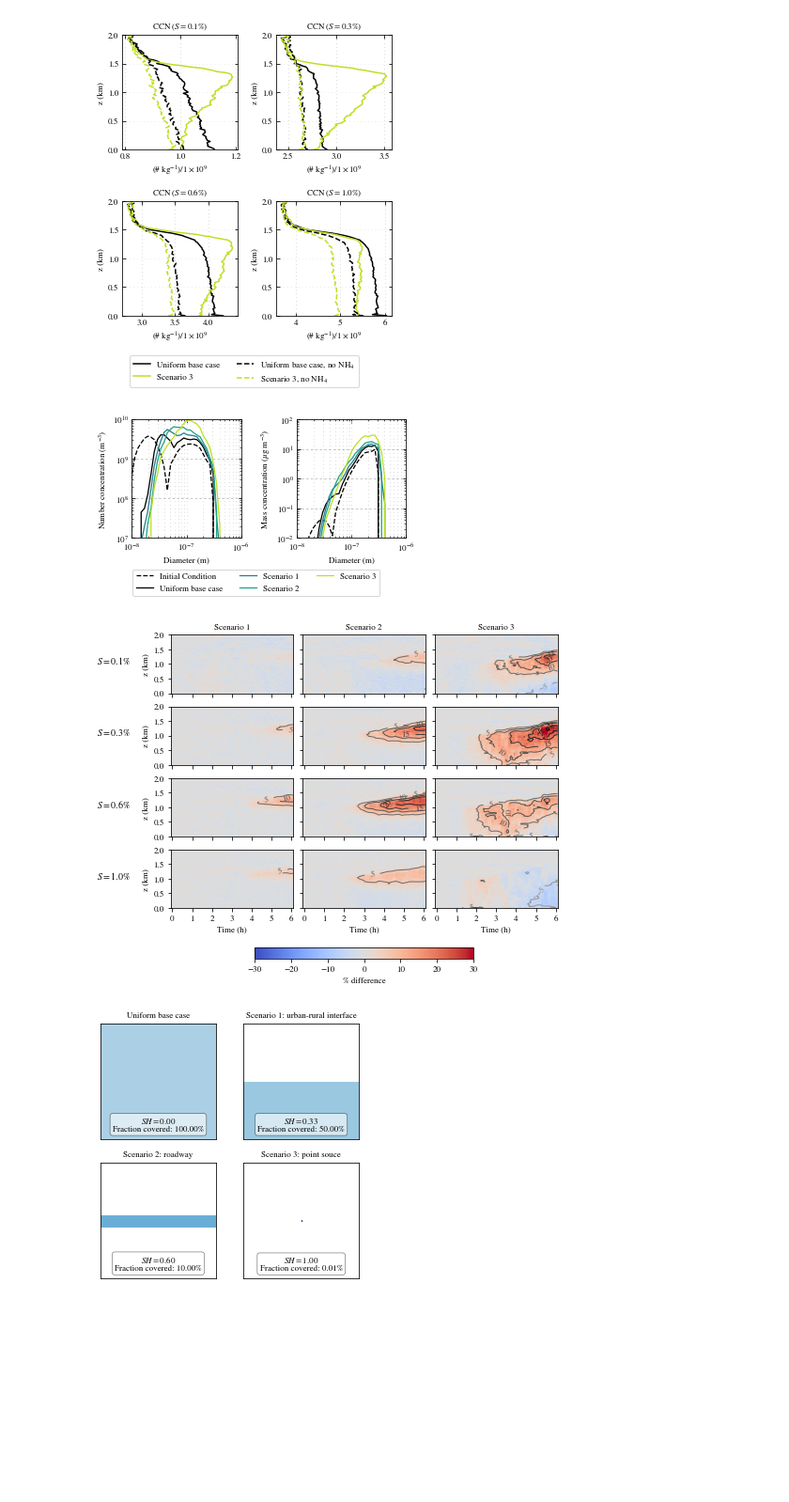
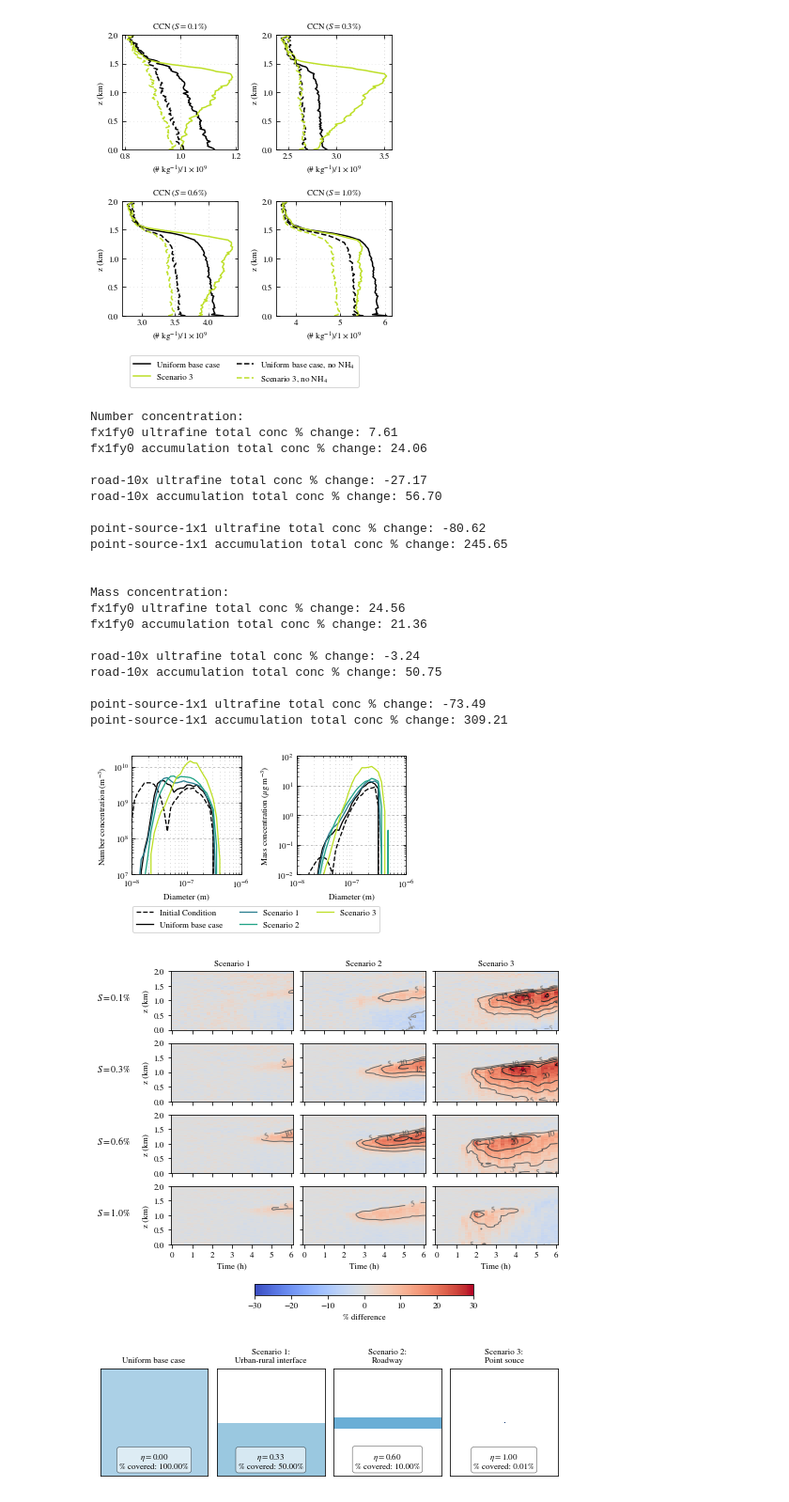
Before and after one commit to samfrederick/WRF-PartMC-LES, a Jupyter notebook: analysis/10km-analysis/paper-figures.ipynb, the cells around one changed output. Shown at 94% size. Cells and saved outputs as stored; diff of their text form; code cells hidden in the pictures; blank space fills up the shorter version.

```diff
--- a/analysis/10km-analysis/paper-figures.ipynb
+++ b/analysis/10km-analysis/paper-figures.ipynb
@@ -38,0 +200,14 @@ plotScenariosVarsVerticalProfile(scenarios=['uniform-basecase', 'fx1fy0', 'road-
+# %%
+t = 36
+z = 45
+
+
+#fig, axs = plt.subplots(4, 3, figsize=(6, 7), sharex=True, sharey=True)
+#plt.subplots_adjust(wspace=0.1)
+scenario_general_labels = Archive.getScenarioGeneralLabels()
+for j, scenario in enumerate(list(Archive.getScenarioSH().keys())):
+
+    scenario_data = Archive.aero_data[scenario]
+    for i, variable in enumerate(['nh3', 'hno3', 'oh']):
+    #for i, variable in enumerate(['pmc_NH4', 'pmc_NO3', 'pmc_SO4']):
+        variable_data = scenario_data[variable][t, z, :, :]
@@ -38,0 +344,25 @@ plotScenariosVarsVerticalProfile(scenarios=['uniform-basecase', 'fx1fy0', 'road-
+# %%
+variables = ['pmc_NH4', 'pmc_NO3', 'pmc_SO4']
+variable_mins = {var: np.nan for var in variables}
+variable_maxs = {var: np.nan for var in variables}
+for j, scenario in enumerate(list(Archive.getScenarioSH().keys())):
+    scenario_data = Archive.aero_data[scenario]
+    for i, variable in enumerate(variables):
+    #for i, variable in enumerate(['pmc_NH4', 'pmc_NO3', 'pmc_SO4']):
+        variable_data = scenario_data[variable][t, z, :, :]
+
+        # convert to mixing ratio (ppbv)
+        inverse_airdens = Archive.aero_data[scenario]['ALT'][t, z, :, :]
+        variable_data = 1e9*inverse_airdens*variable_data
+
+        variable_min = variable_mins[variable]
+        variable_max = variable_maxs[variable]
+
+        if (np.isnan(variable_min)) or (variable_data.min() < variable_min):
+            variable_mins[variable] = variable_data.min()
+
+
+        if (np.isnan(variable_max)) or (variable_data.max() > variable_max):
+            variable_maxs[variable] = variable_data.max()
+print('min', variable_mins)
+print('max', variable_maxs)
@@ -211,10 +637,12 @@ def plot_ScenarioDists(dist_type='num', k=25, time=36, **kwargs):
     plt.show()
 # %%
 fig, axs = plt.subplots(1,2 , figsize=(5, 2.5))
-axs[0] = plot_ScenarioDists(dist_type='num', k=60, times=[36], local_binning=10, ylims=(1e7, 1e10), xlims=(1e-8, 1e-6), yscale='log',
+print('Number concentration:')
+axs[0] = plot_ScenarioDists(dist_type='num', k=60, times=[36], local_binning=10, ylims=(1e7, 2e10), xlims=(1e-8, 1e-6), yscale='log',
 legend_ncol=1, legend_loc='upper right', label_size=9, line_width=1.3, grid_linewidth=.6, ax=axs[0], write_legend_labels=False,
 return_ax=True, savefig=False)
 
+print('\nMass concentration:')
 axs[1] = plot_ScenarioDists(dist_type='mass', k=60, times=[36], local_binning=10, ylims=(1e-2, 1e2), xlims=(1e-8, 1e-6), yscale='log',
 legend_ncol=1, legend_loc='upper right', label_size=9, line_width=1.3, grid_linewidth=.6, ax=axs[1], return_ax=True, write_legend_labels=True,
 savefig=False)
@@ -224,19 +652,39 @@ fig.legend(fontsize=9, ncol=3, loc='center', bbox_to_anchor=(.5,-.05))
 
 plt.savefig(f'combined_num_mass_conc_i50_j50_k60.pdf', format='pdf', bbox_inches='tight')
 # %% [output]
+Number concentration:
+fx1fy0 ultrafine total conc % change: 7.61
+fx1fy0 accumulation total conc % change: 24.06
+
+road-10x ultrafine total conc % change: -27.17
+road-10x accumulation total conc % change: 56.70
+
+point-source-1x1 ultrafine total conc % change: -80.62
+point-source-1x1 accumulation total conc % change: 245.65
+
+
+Mass concentration:
+fx1fy0 ultrafine total conc % change: 24.56
+fx1fy0 accumulation total conc % change: 21.36
+
+road-10x ultrafine total conc % change: -3.24
+road-10x accumulation total conc % change: 50.75
+
+point-source-1x1 ultrafine total conc % change: -73.49
+point-source-1x1 accumulation total conc % change: 309.21
-[figure, old version]
+[figure, new version]
 # %%
 vmin = -30
 vmax = 30
-
+# smoothing sigma previously set to 0.6
 plotMultiScenarioCCNPercentDiff(vmin, vmax,  fig_xsize=6.9, fig_ysize=5.42, #plot_significance=True,
                    plot_contours=True, n_contours=13, contour_min=-30, contour_max=30, contour_label_fontsize=9,
-                   smooth_contours=True, contour_smoothing_sigma=.6, contour_linewidth=1,
+                   smooth_contours=True, contour_smoothing_sigma=.8, contour_linewidth=1,
                    xtick_delta_t=1, xtick_units='h',
                    savefig=True
                    )
 # %% [output]
-[figure, old version]
+[figure, new version]
 # %%
 domain_x_cells = 100
 domain_y_cells = 100
@@ -247,7 +695,7 @@ sh_dataset = pd.read_csv(f'{spatial_het_dir}/sh_patterns_xres{domain_x_cells}_yr
 shdir = 'sh-patterns'
 griddir = f'xres{domain_x_cells}yres{domain_y_cells}'
 
-fig, axs = plt.subplots(2, 2, figsize=(5, 5))
+fig, axs = plt.subplots(1, 4, figsize=(6.9, 3), layout='constrained')
 cmap = plt.cm.get_cmap('Blues')
 cmap.set_bad('white')#'#dedede')
 
@@ -255,7 +703,7 @@ analysis_scenarios = ['uniform-basecase', 'fx1fy0',
                       'road-10x','point-source-1x1'
                      ]
 
-scenario_fmt_names = ['Uniform base case', 'Scenario 1: urban-rural interface', 'Scenario 2: roadway', 'Scenario 3: point souce']
+scenario_fmt_names = ['Uniform base case', 'Scenario 1:\nUrban-rural interface', 'Scenario 2:\nRoadway', 'Scenario 3:\nPoint souce']
 
 i = 1
 
@@ -266,32 +714,32 @@ for ax, scenario, scenario_fmt in zip(axs.flatten(), analysis_scenarios, scenari
     filename = f'{scenario}.csv'
     array_path = os.path.join(spatial_het_dir, shdir, griddir, filename)
     scenario_arr = np.genfromtxt(array_path, delimiter=',')
     scaling_factor = sh_dataset[sh_dataset.scenario == scenario]["scaling-factor"].values[0]
     scenario_arr = scaling_factor*scenario_arr
     vmin=.01
     vmax=10000
     ax.pcolormesh(scenario_arr, norm=mplcolors.LogNorm(vmin, vmax), edgecolor='face',
                   #norm=mplcolors.Normalize(vmin,vmax),
                   cmap=cmap)
     meanval = scenario_arr.mean()
     variance = scenario_arr.std()**2
 
     if scenario == 'uniform-basecase':
         title_name = 'Uniform Base Case'
     else:
         title_name = f'Scenario {i}'
         i += 1
     ax.set_title(scenario_fmt, fontsize=9)
-    ax.text(x=.5, y=.07, s=f'$SH={nshval:3.2f}$\nFraction covered: {100/scaling_factor:3.2f}%',
+    ax.text(x=.5, y=.07, s=f'$\eta={nshval:3.2f}$\n% covered: {100/scaling_factor:3.2f}%',
             fontsize=9, linespacing=1,
             horizontalalignment='center', transform=ax.transAxes,
             bbox=dict(facecolor='white', alpha=.6, boxstyle='round', lw=.6))
     #ax.text(x=.5, y=.07, s=f'$SH={nshval:3.2f}$\n$\overline{{f}}(S)={meanval:3.2f}$\n$\sigma^2={variance:3.2f}$',
     #        fontsize=7.5, linespacing=1,
     #        horizontalalignment='center', transform=ax.transAxes,
     #        bbox=dict(facecolor='white', alpha=.6, boxstyle='round', lw=.6))
     ax.set_aspect('equal', adjustable='box')
 
 plt.savefig(f'SH-scenarios.pdf', format='pdf', bbox_inches='tight')
 # %% [output]
-[figure, old version]
+[figure, new version]
```
Also changed, not shown: parts of 24 cells of this notebook.
